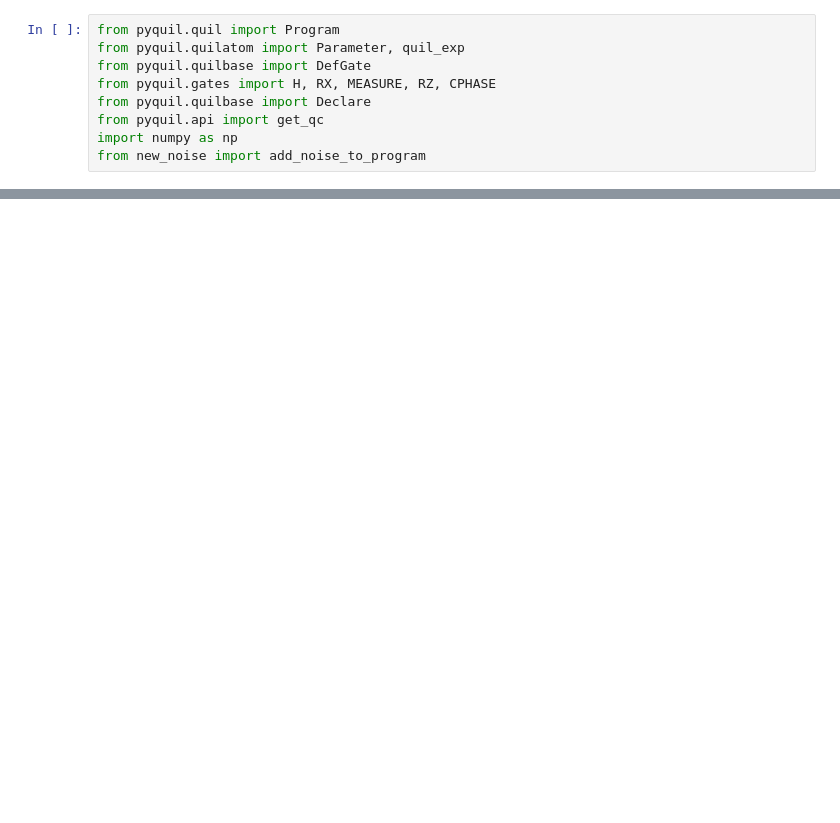
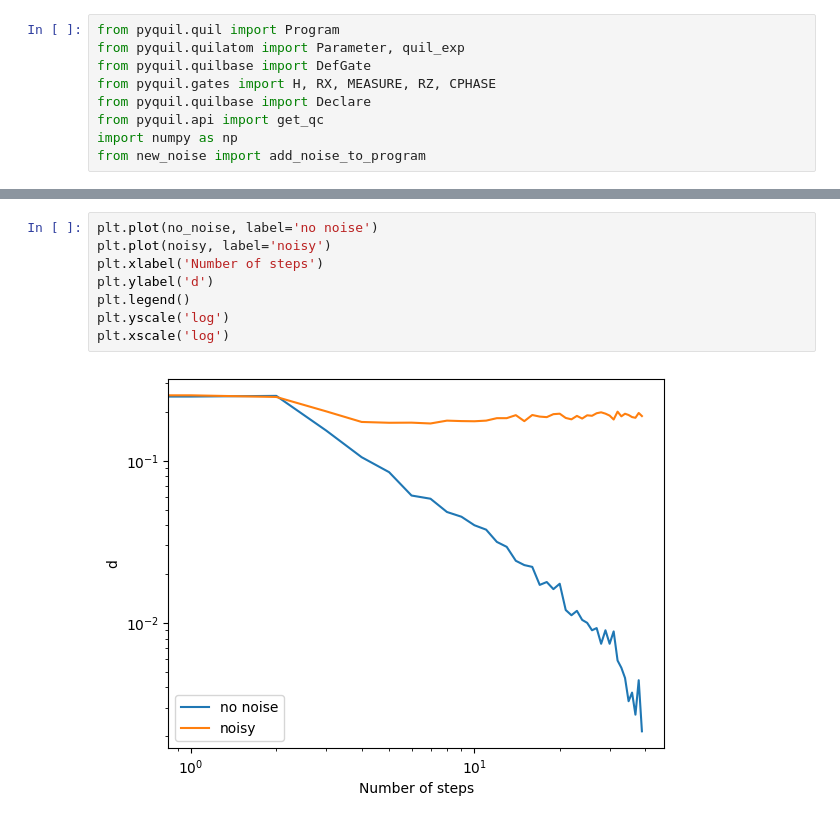
Before and after one commit to shrapp/pyquil-noise-simulation, a Jupyter notebook: adiabatic_shift.ipynb, the cells around one changed output, grey strips where cells are left out. Drawn from its saved outputs; the diff is of its cells as text; blank space fills up the shorter version.

```diff
--- a/adiabatic_shift.ipynb
+++ b/adiabatic_shift.ipynb
@@ -58,0 +52,10 @@ plt.plot(noisy)
+# %%
+plt.plot(no_noise, label='no noise')
+plt.plot(noisy, label='noisy')
+plt.xlabel('Number of steps')
+plt.ylabel('d')
+plt.legend()
+plt.yscale('log')
+plt.xscale('log')
+# %% [output]
+[figure, added]
```
Also changed, not shown: parts of 2 cells of this notebook, 1 other file.
